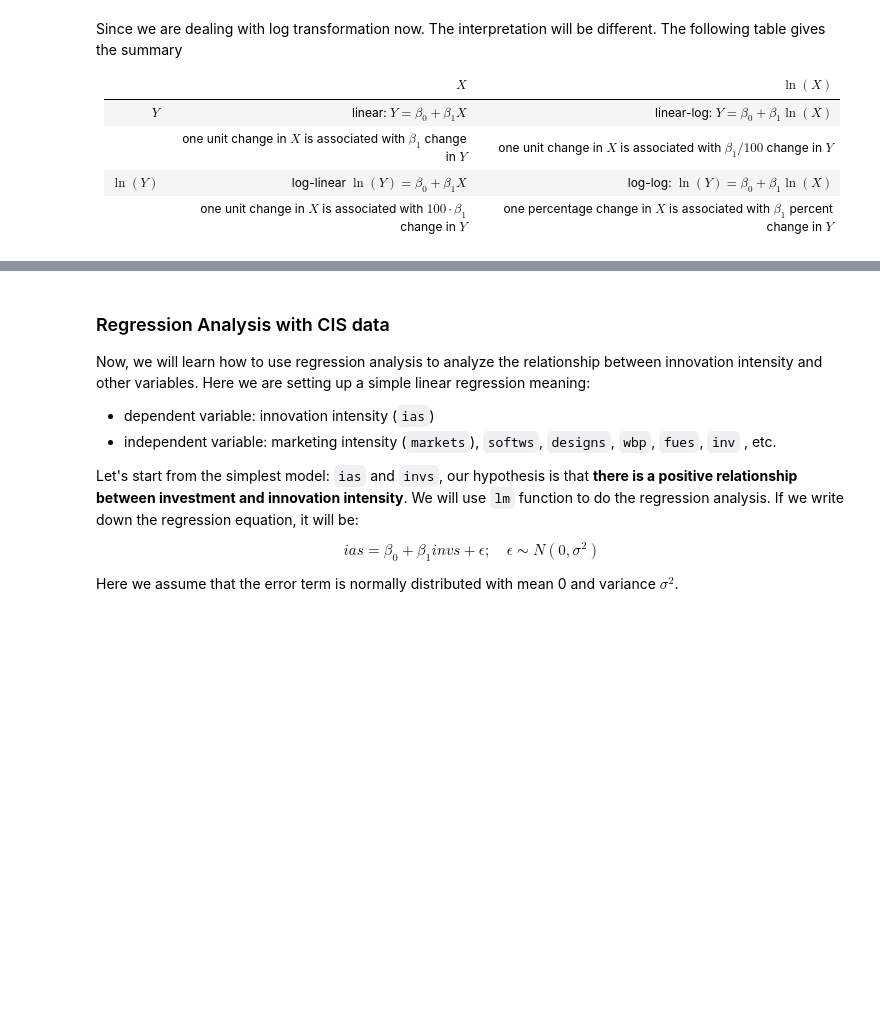
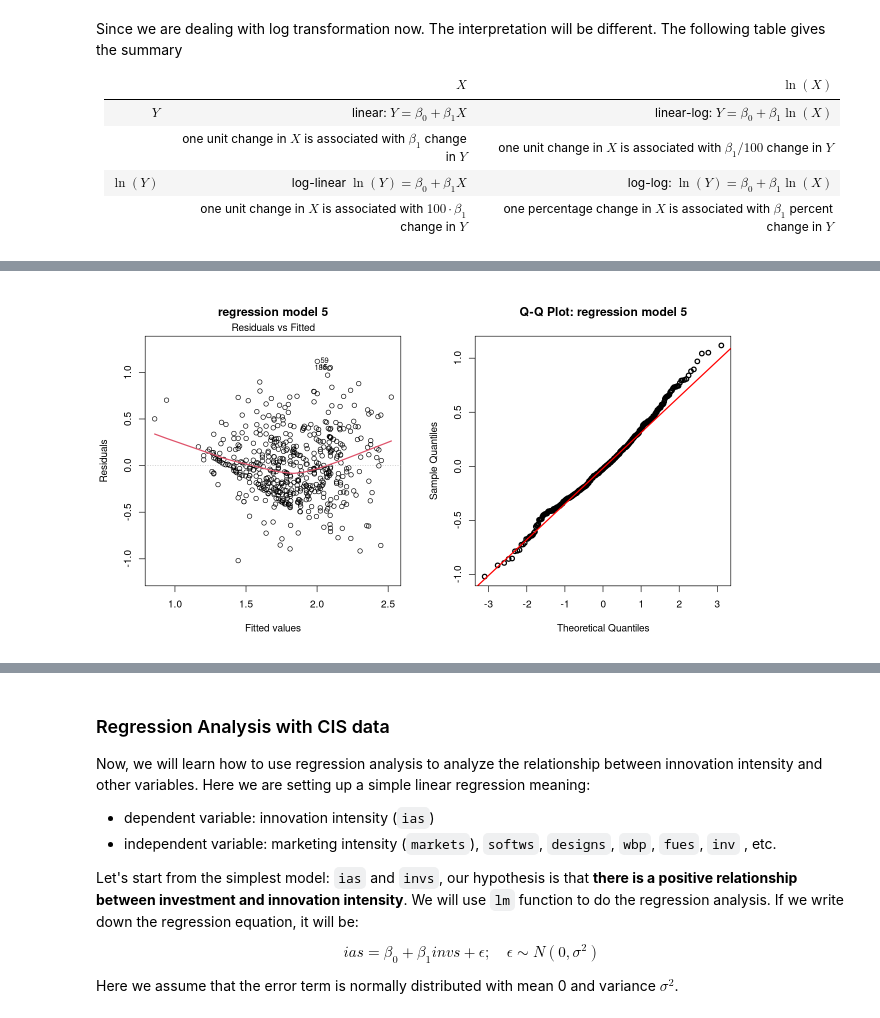
Before and after one commit to oceanumeric/data-science-go-small, a Jupyter notebook: all-in-one-for-the-exam/all-in-one.ipynb, the cells around one changed output, grey strips where cells are left out. Cells and saved outputs as stored; diff of their text form; code cells hidden in the pictures; blank space fills up the shorter version.

```diff
--- a/all-in-one-for-the-exam/all-in-one.ipynb
+++ b/all-in-one-for-the-exam/all-in-one.ipynb
@@ -1737,0 +1759,9 @@ gives the summary
+# %%
+# residual plot
+options(repr.plot.width = 11, repr.plot.height = 6)
+par(mfrow=c(1,2))
+plot(wage_reg5, which=1, lwd=2, main="regression model 5")
+qqnorm(resid(wage_reg5),lwd=2, main="Q-Q Plot: regression model 5")
+qqline(resid(wage_reg5), col='red', lwd=2)
+# %% [output]
+[figure, added]
```
Also changed, not shown: parts of 10 cells of this notebook.
